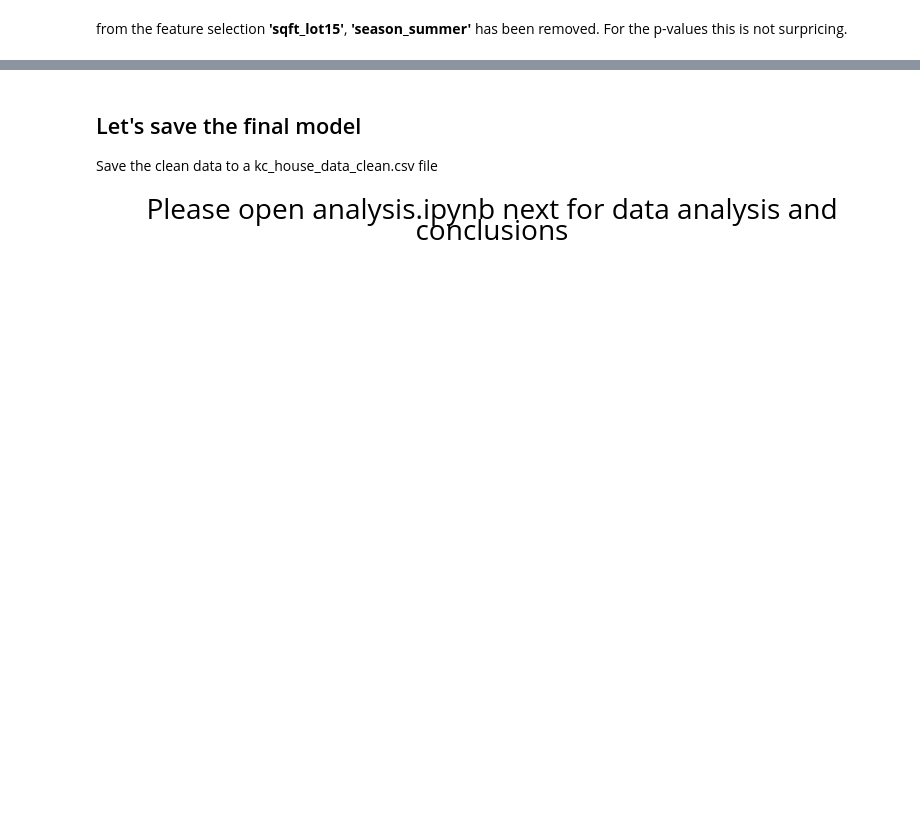
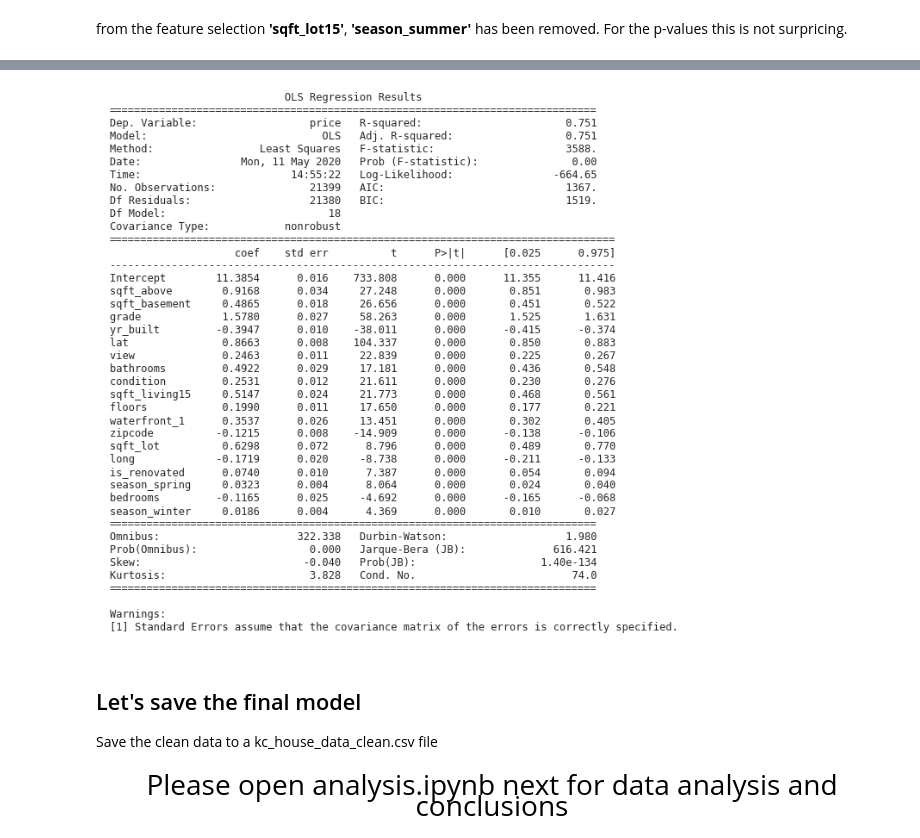
Before and after one commit to GitHub-ccd/Housing_price_regression_model_MOD_2, a Jupyter notebook: modeling.ipynb, the cells around one changed output, grey strips where cells are left out. Drawn from its saved outputs; the diff is of its cells as text; code cells hidden in the pictures; blank space fills up the shorter version.

```diff
--- a/modeling.ipynb
+++ b/modeling.ipynb
@@ -686,6 +686,16 @@ Covariance Type:            nonrobust
 
 
  Accuracy: 0.747 (+/- 0.000)
+# %%
+import matplotlib.pyplot as plt
+plt.rc('figure', figsize=(12, 7))
+#plt.text(0.01, 0.05, str(model.summary()), {'fontsize': 12}) old approach
+plt.text(0.01, 0.05, str(model_3.summary()), {'fontsize': 10}, fontproperties = 'monospace') # approach improved by OP -> monospace!
+plt.axis('off')
+plt.tight_layout()
+plt.savefig('img/model_3_summary.png')
+# %% [output]
+[figure, added]
 # %% [markdown]
 
 ## Let's save the final model
```
Also changed, not shown: parts of 7 cells of this notebook, 4 other files.
